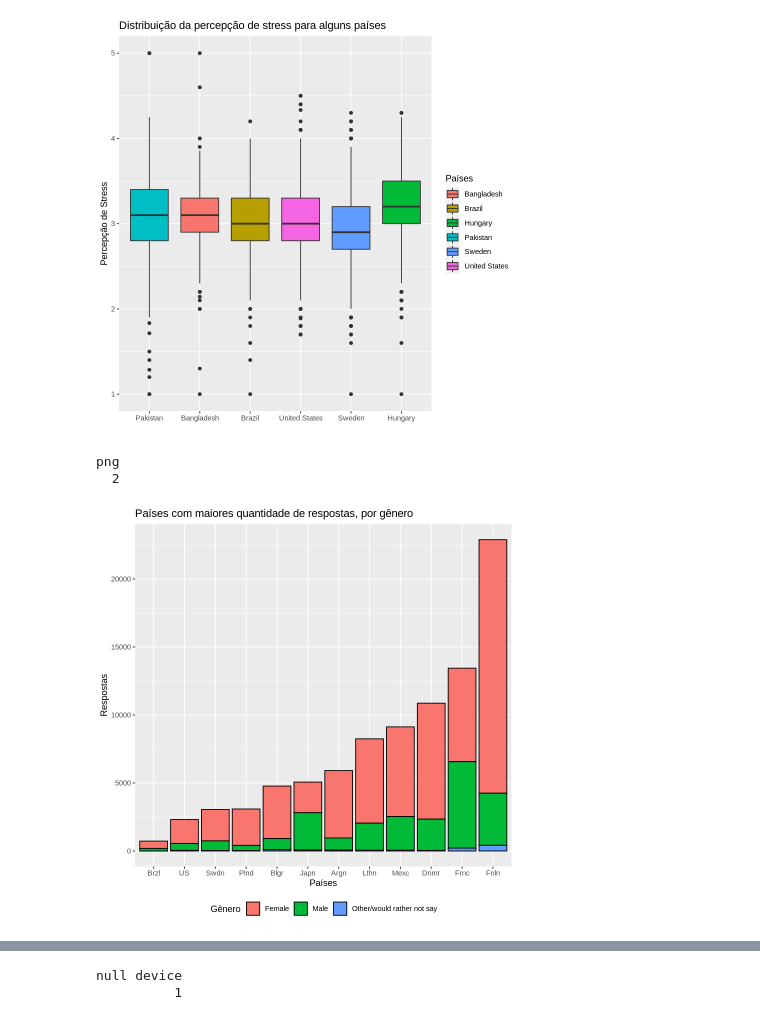
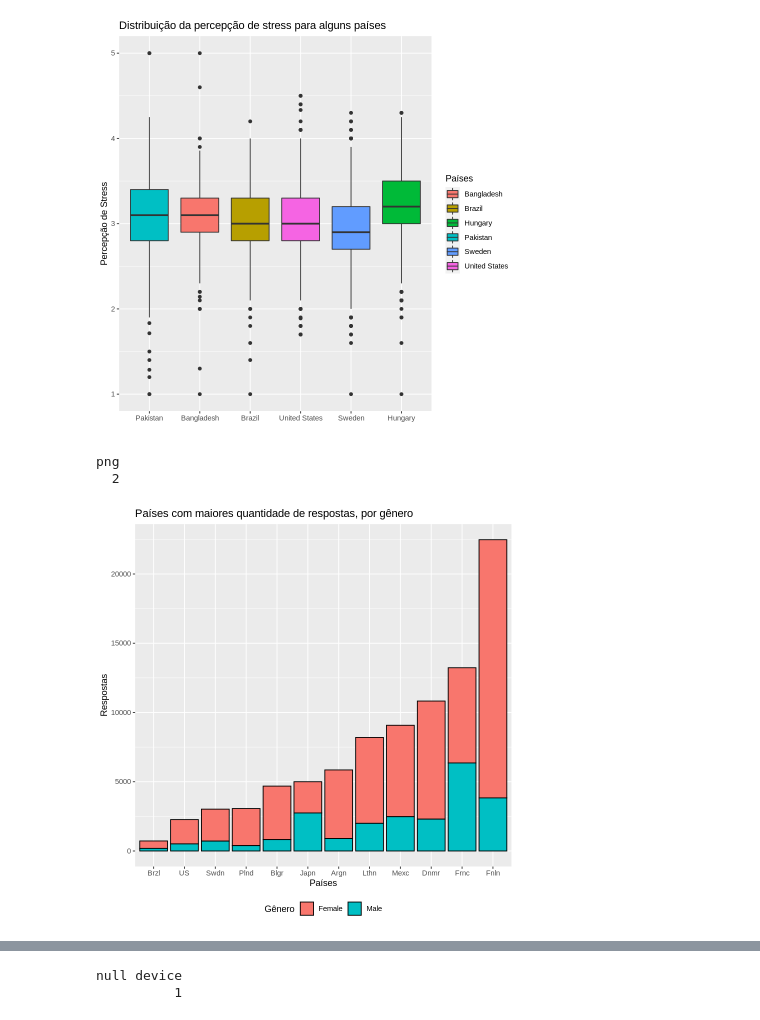
Before and after one commit to ramonferrari/trab_cadu, a Jupyter notebook: Kadu.ipynb, the cells around one changed output, grey strips where cells are left out. Cells and saved outputs as stored; diff of their text form; code cells hidden in the pictures.

```diff
--- a/Kadu.ipynb
+++ b/Kadu.ipynb
@@ -217,7 +247,0 @@ A data.frame: 6 × 7
-# %%
-# Restringe o dataset aos dados de países com mais de 200 respostas.
-
-df_pais<-merge(df, paises)
-dim(df)
-df<-filter(df_pais,df_pais$N>200)
-dim(df)
@@ -265,11 +306,13 @@ A data.frame: 3 × 2
 # %%
-dim(df)
+dim(df) # dataset original
 
-checa_respostas_por_paises <- df[df$N > 3054,] # Seleciona 4 países com maior quantidade de respostas, para visualização dos dados
-dim(checa_respostas_por_paises)
+df_subset2 <- df[df$N > 3054,] # Seleciona 4 países com maior quantidade de respostas, para visualização dos dados
+dim(df_subset2)
+# Adiciona United States e Brazil na lista
+df_subset2 <- rbind(df_subset2,df[df$Country == "United States",],df[df$Country == "Brazil",])
+df_subset2$Country[df_subset2$Country=="United States"]<-"US"
+df_subset2 <- df_subset2[!is.na(df_subset2$Dem_gender), ] # remove NAs
+df_subset2 <- df_subset2[!df_subset2$Dem_gender=="Other/would rather not say",] # deixa apenas masc/fem
 
-# Adiciona United States e Brazil na lista
-checa_respostas_por_paises <- rbind(checa_respostas_por_paises,df[df$Country == "United States",],df[df$Country == "Brazil",])
-checa_respostas_por_paises$Country[checa_respostas_por_paises$Country=="United States"]<-"US"
-dim(checa_respostas_por_paises)
+dim(df_subset2)
 # %% [output]
@@ -306,16 +349,16 @@ png
 # %%
 # Gráfico de barras de N por países, com segregação por gênero
 
-g2 <- ggplot(data=checa_respostas_por_paises[!is.na(checa_respostas_por_paises$Dem_gender), ], aes(x=reorder(Country,N),fill=Dem_gender)) +
+g2 <- ggplot(data=df_subset2[!is.na(df_subset2$Dem_gender), ], aes(x=reorder(Country,N),fill=Dem_gender)) +
     geom_bar(stat="count",color="black") +
     ggtitle("Países com maiores quantidade de respostas, por gênero") +  xlab("Países") + ylab("Respostas") + labs(fill = "Gênero",legend.position="top")+
     scale_x_discrete(labels = abbreviate)
 
 g2 + theme(legend.position="bottom")
 pdf("N_Sex_Barplot.pdf",title="Países com maiores quantidade de respostas, por gênero")
 g2 + theme(legend.position="bottom")
 dev.off()
 # %% [output]
 png
   2
-[figure, old version]
+[figure, new version]
```
Also changed, not shown: parts of 24 cells of this notebook.
